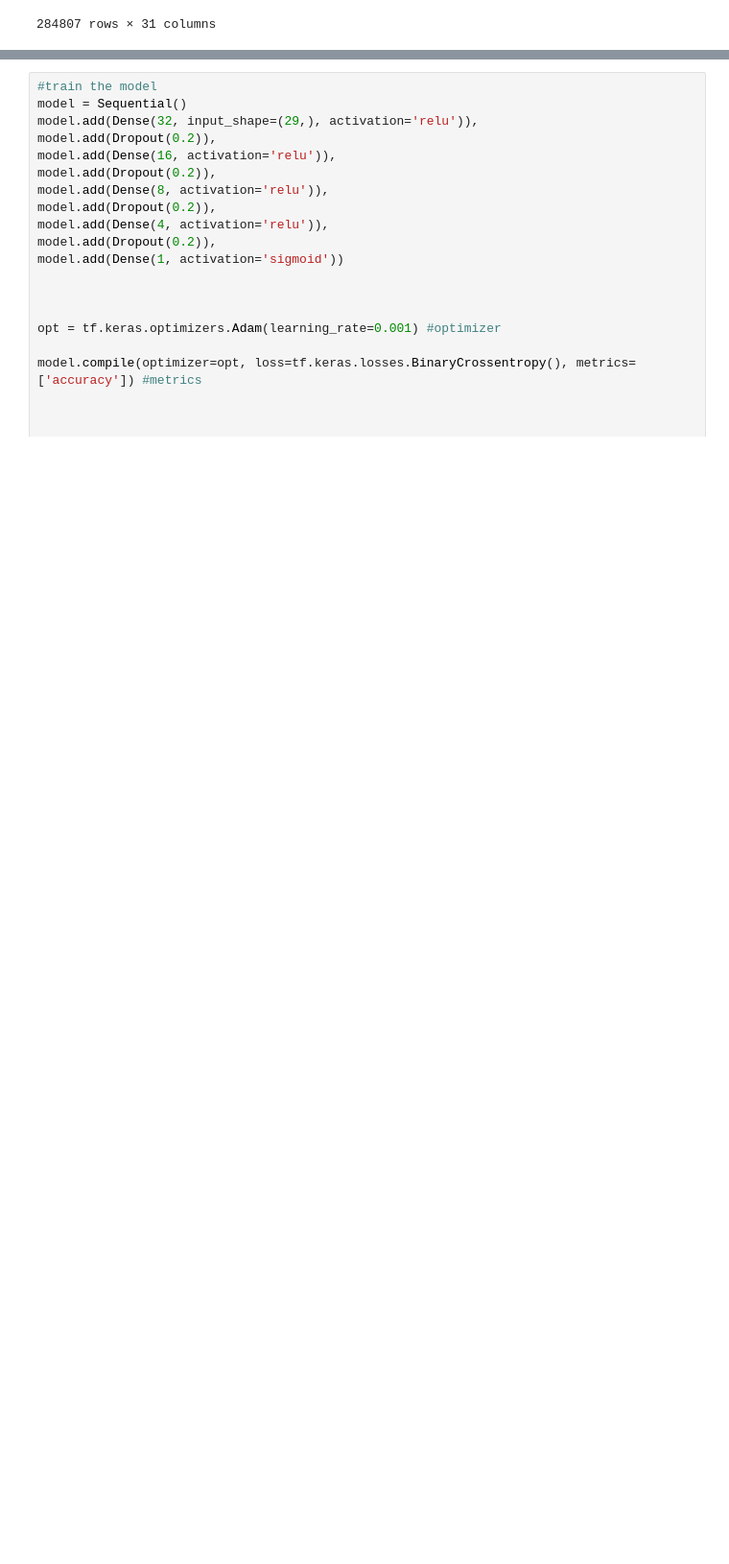
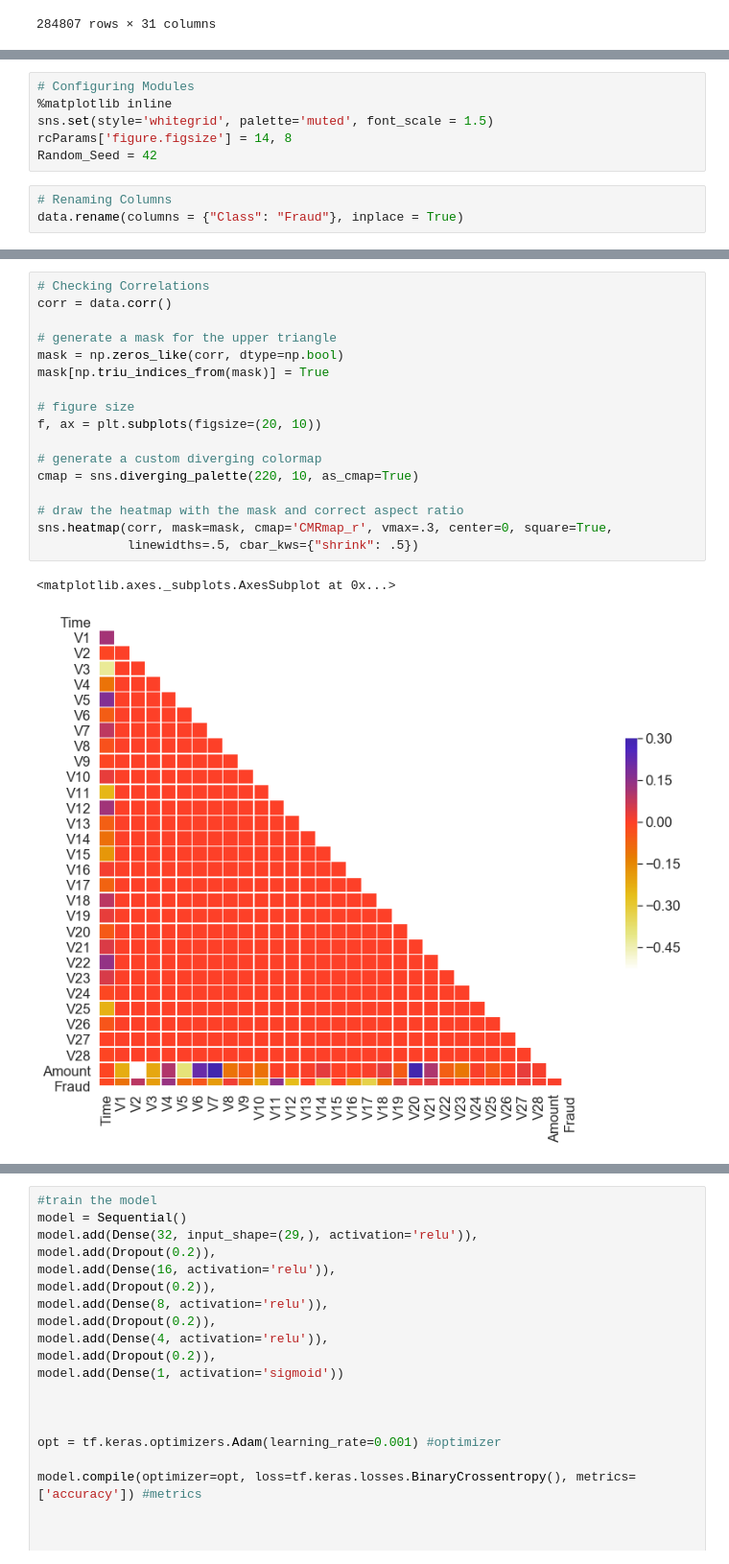
Before and after one commit to tauqueerdanish/DL-Assignments, a Jupyter notebook: Credit_Card_Fraud.ipynb, the cells around one changed output, grey strips where cells are left out. Shown: that part at 96% size. Cells and saved outputs as stored; diff of their text form; blank space fills up the shorter version.

```diff
--- a/Credit_Card_Fraud.ipynb
+++ b/Credit_Card_Fraud.ipynb
@@ -44,3 +47,12 @@ V28       284807
 Amount    284807
 Class     284807
 dtype: int64
+# %%
+# Configuring Modules
+%matplotlib inline
+sns.set(style='whitegrid', palette='muted', font_scale = 1.5)
+rcParams['figure.figsize'] = 14, 8
+Random_Seed = 42
+# %%
+# Renaming Columns
+data.rename(columns = {"Class": "Fraud"}, inplace = True)
@@ -46,0 +117,20 @@ dtype: int64
+# %%
+# Checking Correlations
+corr = data.corr()
+
+# generate a mask for the upper triangle
+mask = np.zeros_like(corr, dtype=np.bool)
+mask[np.triu_indices_from(mask)] = True
+
+# figure size
+f, ax = plt.subplots(figsize=(20, 10))
+
+# generate a custom diverging colormap
+cmap = sns.diverging_palette(220, 10, as_cmap=True)
+
+# draw the heatmap with the mask and correct aspect ratio
+sns.heatmap(corr, mask=mask, cmap='CMRmap_r', vmax=.3, center=0, square=True,
+            linewidths=.5, cbar_kws={"shrink": .5})
+# %% [output]
+<matplotlib.axes._subplots.AxesSubplot at 0x...>
+[figure, added]
```
Also changed, not shown: parts of 27 cells of this notebook, 1 other file.
